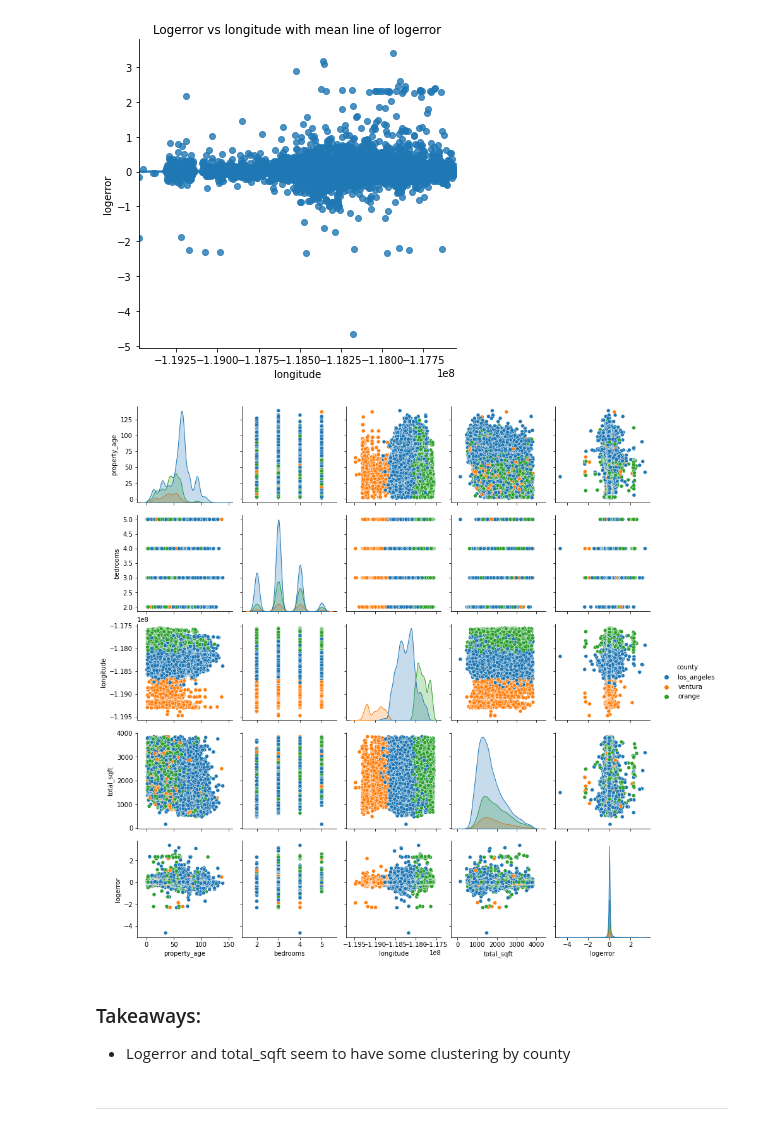
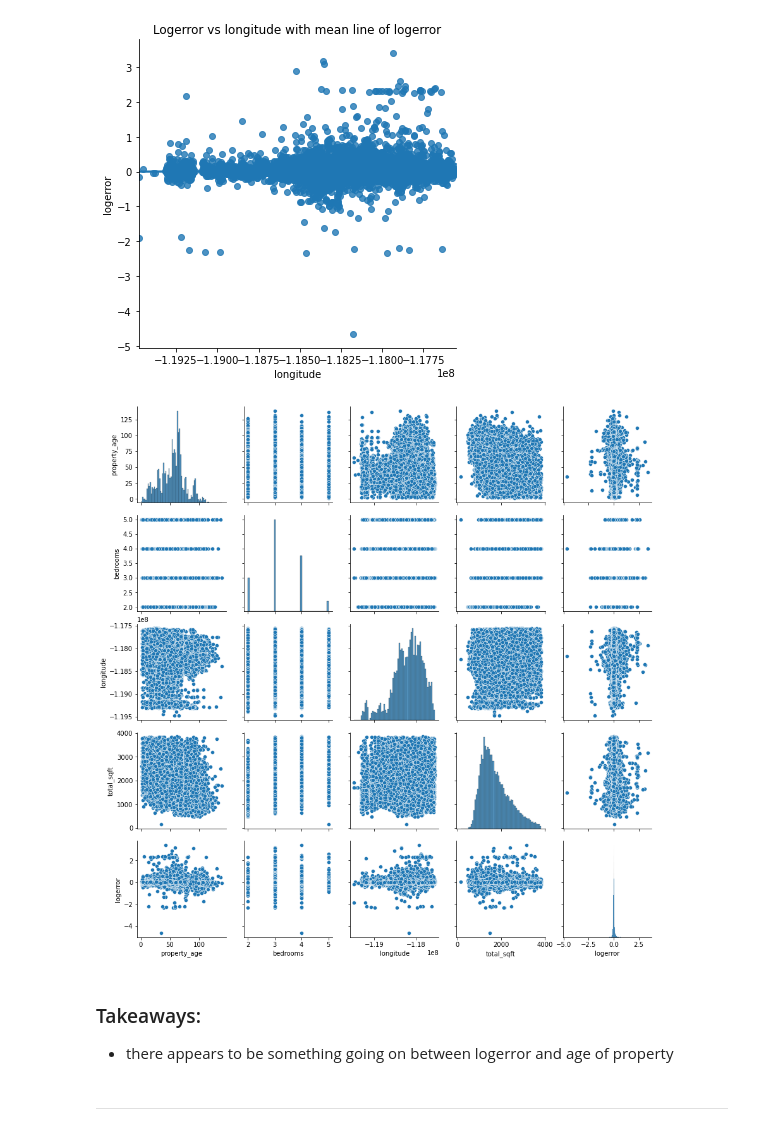
Before and after one commit to natasharivers/Zillow_Clustering_Project, a Jupyter notebook: Notebook.ipynb, the cells around one changed output. Cells and saved outputs as stored; diff of their text form; code cells hidden in the pictures.

Commit message:
clusters

```diff
--- a/Notebook.ipynb
+++ b/Notebook.ipynb
@@ -336,3 +336,5 @@ plt.title('Distribution of Logerror')
 plt.show()
 # %% [output]
 [figure]
+# %%
+zillow = zillow.drop(columns=('county'))
@@ -338,0 +352,2 @@ plt.show()
+# %%
+train, validate, test = prepare.simple_split(zillow)
@@ -339,4 +358,4 @@ plt.show()
 # %%
 #train validate test split
 #split data using zillow_split function from prepare.py
-train, validate, test, X_train, y_train, X_validate, y_validate, X_test, y_test = prepare.zillow_split(zillow, 'logerror')
+X_train, X_validate, X_test, y_train, y_validate, y_test = prepare.zillow_split(zillow, 'logerror')
@@ -429,15 +504,15 @@ plt.show()
 [figure]
 # %%
 #create pairplot by county in train dataset
-cols = ['property_age', 'bedrooms', 'longitude', 'total_sqft', 'logerror', 'county']
+cols = ['property_age', 'bedrooms', 'longitude', 'total_sqft', 'logerror']
 
-sns.pairplot(data = train[cols], hue = 'county')
+sns.pairplot(data = train[cols])
 plt.show()
 # %% [output]
-[figure, old version]
+[figure, new version]
-# %% [markdown]
-### Takeaways:
-- Logerror and total_sqft seem to have some clustering by county
+# %% [markdown]
+### Takeaways:
+- there appears to be something going on between logerror and age of property
 # %% [markdown]
 _______________________
 # %% [markdown]
```
Also changed, not shown: parts of 42 cells of this notebook.
